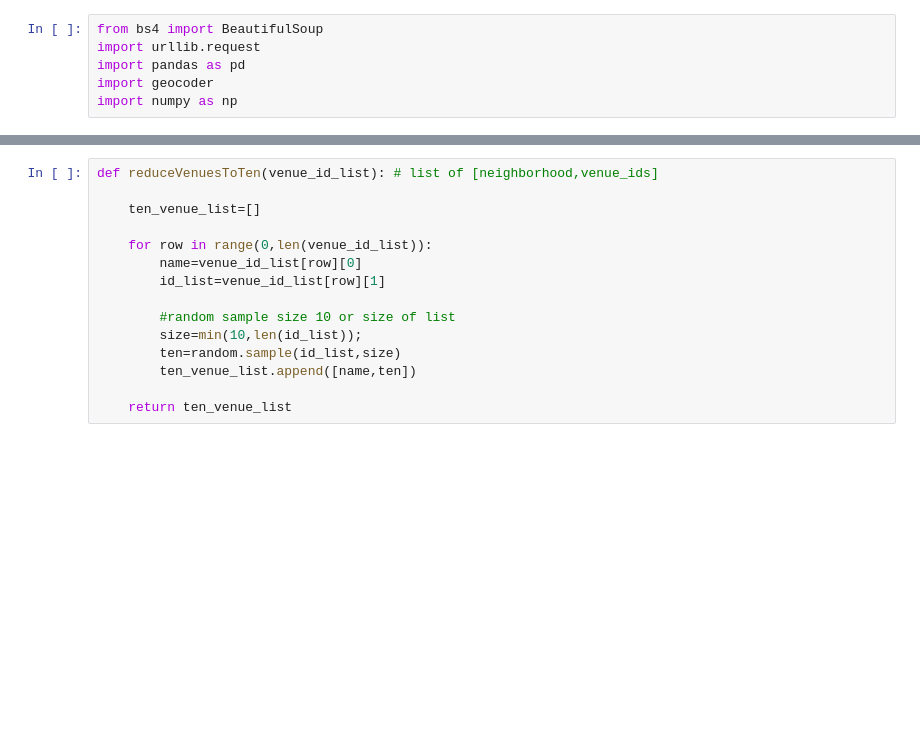
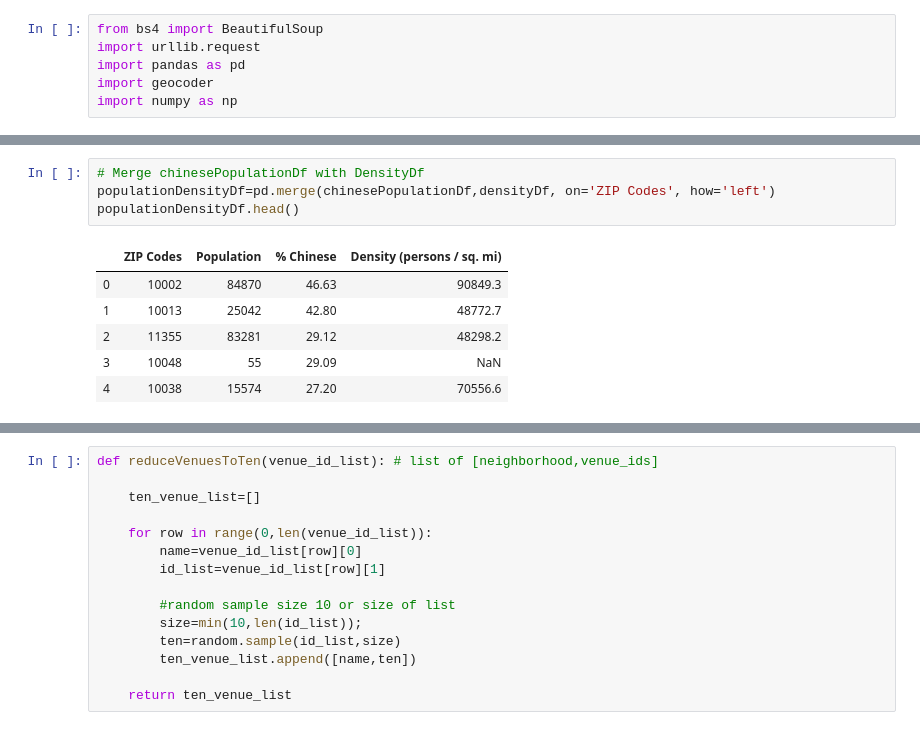
Before and after one commit to tlwang179/battle-of-the-neighbors, a Jupyter notebook: NYC_demographic_venue_ratings.ipynb, the cells around one changed output, grey strips where cells are left out. Drawn from its saved outputs; the diff is of its cells as text; blank space fills up the shorter version.

```diff
--- a/NYC_demographic_venue_ratings.ipynb
+++ b/NYC_demographic_venue_ratings.ipynb
@@ -176,0 +242,11 @@ neighborhood.shape
+# %%
+# Merge chinesePopulationDf with DensityDf
+populationDensityDf=pd.merge(chinesePopulationDf,densityDf, on='ZIP Codes', how='left')
+populationDensityDf.head()
+# %% [output]
+|  | ZIP Codes | Population | % Chinese | Density (persons / sq. mi) |
+| 0 | 10002 | 84870 | 46.63 | 90849.3 |
+| 1 | 10013 | 25042 | 42.80 | 48772.7 |
+| 2 | 11355 | 83281 | 29.12 | 48298.2 |
+| 3 | 10048 | 55 | 29.09 | NaN |
+| 4 | 10038 | 15574 | 27.20 | 70556.6 |
```
Also changed, not shown: parts of 38 cells of this notebook.
